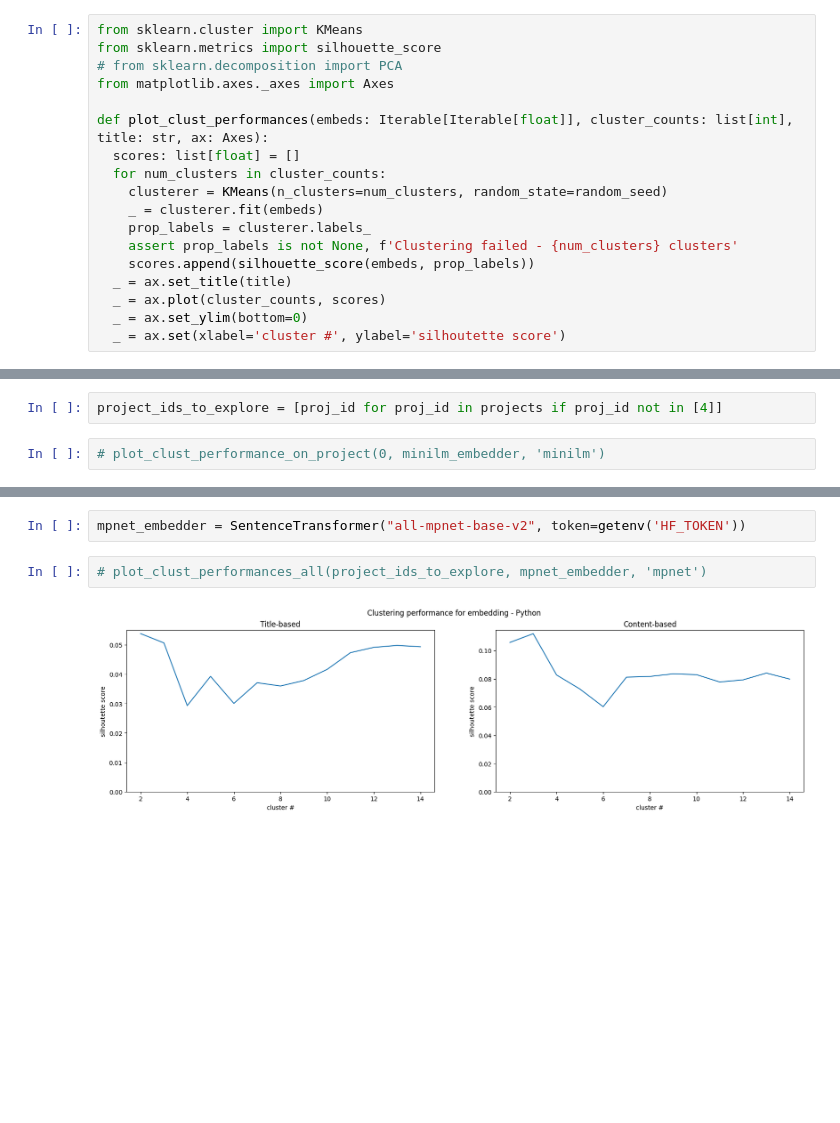
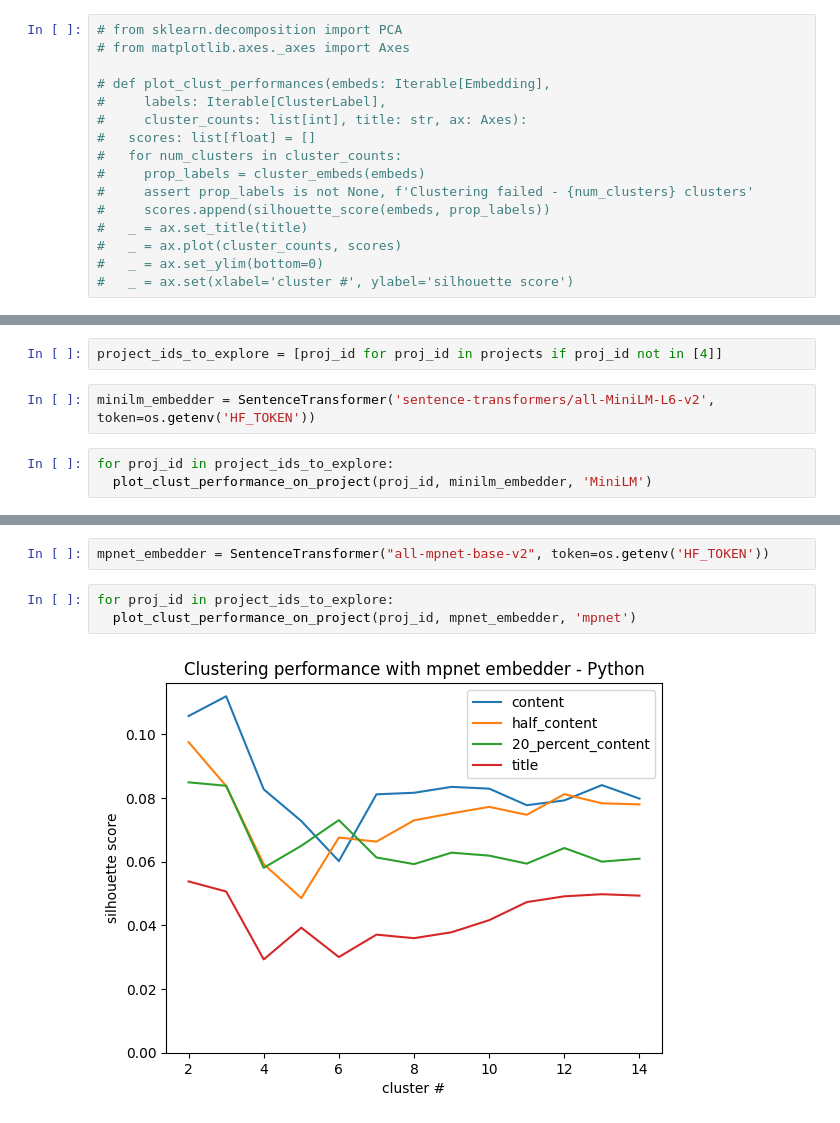
Before and after one commit to StijnRis/cse3000-sep, a Jupyter notebook: rq4-nep-jep/analysis.ipynb, the cells around one changed output, grey strips where cells are left out. Drawn from its saved outputs; the diff is of its cells as text; blank space fills up the shorter version.

```diff
--- a/rq4-nep-jep/analysis.ipynb
+++ b/rq4-nep-jep/analysis.ipynb
@@ -383,19 +584,17 @@ def get_proposal_embedding(project_id: int, proposal_id: str, sentences: list[st
 # %%
-from sklearn.cluster import KMeans
-from sklearn.metrics import silhouette_score
 # from sklearn.decomposition import PCA
-from matplotlib.axes._axes import Axes
+# from matplotlib.axes._axes import Axes
 
-def plot_clust_performances(embeds: Iterable[Iterable[float]], cluster_counts: list[int], title: str, ax: Axes):
-  scores: list[float] = []
-  for num_clusters in cluster_counts:
-    clusterer = KMeans(n_clusters=num_clusters, random_state=random_seed)
-    _ = clusterer.fit(embeds)
-    prop_labels = clusterer.labels_
-    assert prop_labels is not None, f'Clustering failed - {num_clusters} clusters'
-    scores.append(silhouette_score(embeds, prop_labels))
-  _ = ax.set_title(title)
-  _ = ax.plot(cluster_counts, scores)
-  _ = ax.set_ylim(bottom=0)
-  _ = ax.set(xlabel='cluster #', ylabel='silhoutette score')
+# def plot_clust_performances(embeds: Iterable[Embedding],
+#     labels: Iterable[ClusterLabel],
+#     cluster_counts: list[int], title: str, ax: Axes):
+#   scores: list[float] = []
+#   for num_clusters in cluster_counts:
+#     prop_labels = cluster_embeds(embeds)
+#     assert prop_labels is not None, f'Clustering failed - {num_clusters} clusters'
+#     scores.append(silhouette_score(embeds, prop_labels))
+#   _ = ax.set_title(title)
+#   _ = ax.plot(cluster_counts, scores)
+#   _ = ax.set_ylim(bottom=0)
+#   _ = ax.set(xlabel='cluster #', ylabel='silhouette score')
 # %%
@@ -428,5 +634,8 @@ def plot_clust_performance_on_project(project_id: int, embedder: SentenceTransfo
 I explore every project except C++, because of how different their paradigm is.
 # %%
 project_ids_to_explore = [proj_id for proj_id in projects if proj_id not in [4]]
+# %%
+minilm_embedder = SentenceTransformer('sentence-transformers/all-MiniLM-L6-v2', token=os.getenv('HF_TOKEN'))
 # %%
-# plot_clust_performance_on_project(0, minilm_embedder, 'minilm')
+for proj_id in project_ids_to_explore:
+  plot_clust_performance_on_project(proj_id, minilm_embedder, 'MiniLM')
@@ -433,6 +652,7 @@ project_ids_to_explore = [proj_id for proj_id in projects if proj_id not in [4]]
 # %%
-mpnet_embedder = SentenceTransformer("all-mpnet-base-v2", token=getenv('HF_TOKEN'))
+mpnet_embedder = SentenceTransformer("all-mpnet-base-v2", token=os.getenv('HF_TOKEN'))
 # %%
-# plot_clust_performances_all(project_ids_to_explore, mpnet_embedder, 'mpnet')
+for proj_id in project_ids_to_explore:
+  plot_clust_performance_on_project(proj_id, mpnet_embedder, 'mpnet')
 # %% [output]
-[figure, old version]
+[figure, new version]
```
Also changed, not shown: parts of 39 cells of this notebook, 3 other files.
